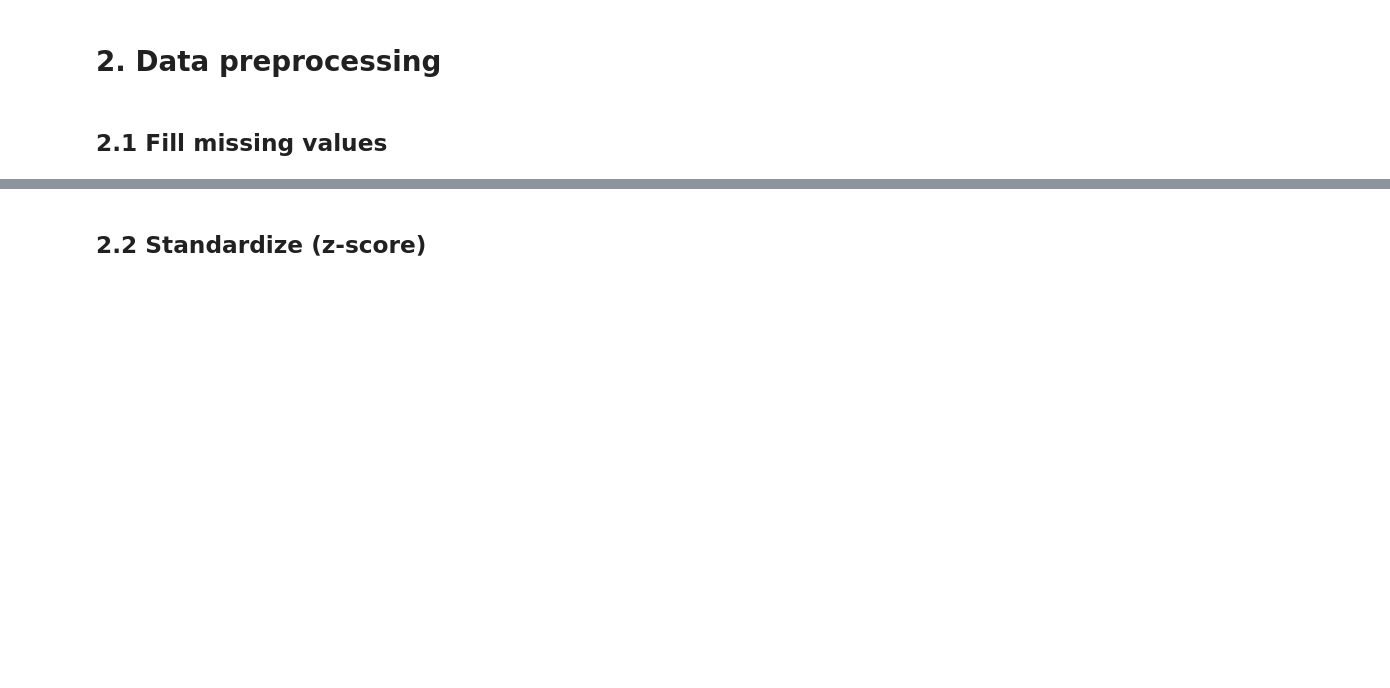
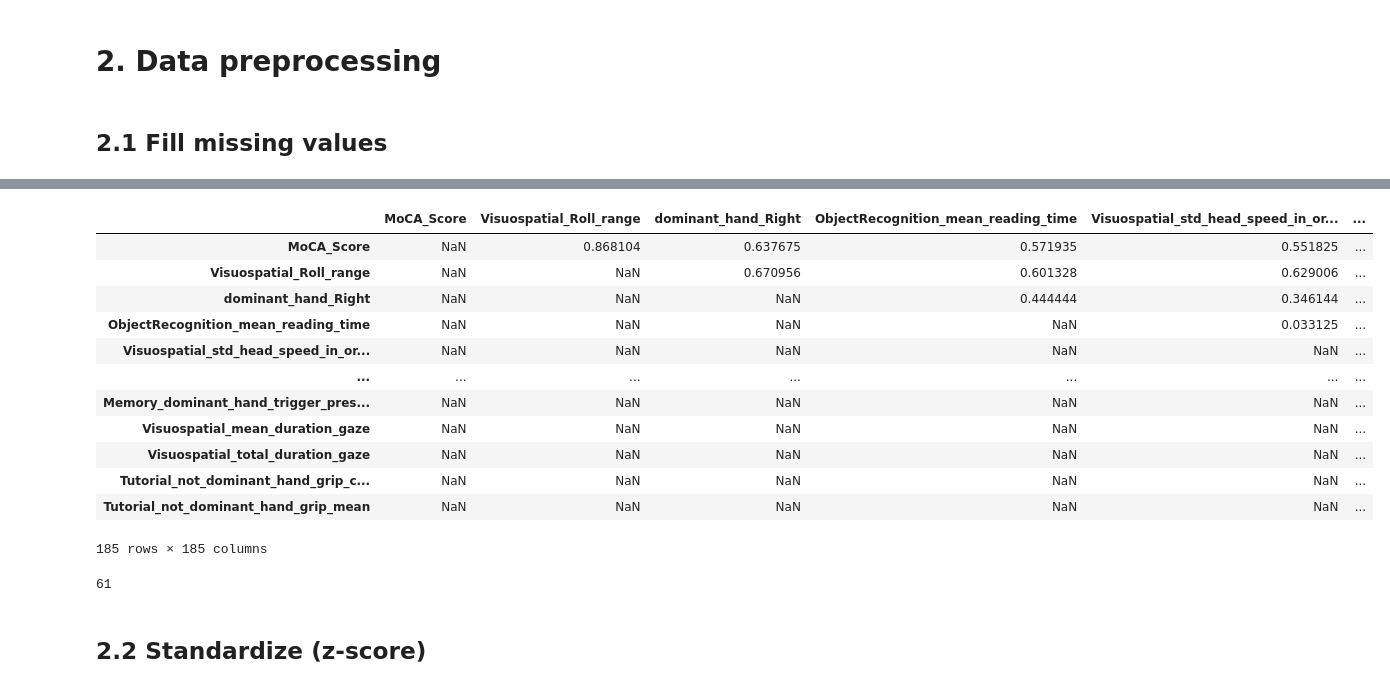
Before and after one commit to sana-mirahsani/detection_AD_with_VR_data, a Jupyter notebook: src/notebooks/2.Data_preprocessing.ipynb, the cells around one changed output, grey strips where cells are left out. Drawn from its saved outputs; the diff is of its cells as text; code cells hidden in the pictures; blank space fills up the shorter version.

```diff
--- a/src/notebooks/2.Data_preprocessing.ipynb
+++ b/src/notebooks/2.Data_preprocessing.ipynb
@@ -114,3 +137,34 @@ df[df.isna().any(axis=1)]
+# %%
+import numpy as np
+
+upper = feature_corr.where(
+    np.triu(np.ones(feature_corr.shape), k=1).astype(bool)
+)
+upper
+# %% [output]
+|  | MoCA_Score | Visuospatial_Roll_range | dominant_hand_Right | ObjectRecognition_mean_reading_time | Visuospatial_std_head_speed_in_or... | ... |
+| MoCA_Score | NaN | 0.868104 | 0.637675 | 0.571935 | 0.551825 | ... |
+| Visuospatial_Roll_range | NaN | NaN | 0.670956 | 0.601328 | 0.629006 | ... |
+| dominant_hand_Right | NaN | NaN | NaN | 0.444444 | 0.346144 | ... |
+| ObjectRecognition_mean_reading_time | NaN | NaN | NaN | NaN | 0.033125 | ... |
+| Visuospatial_std_head_speed_in_or... | NaN | NaN | NaN | NaN | NaN | ... |
+| ... | ... | ... | ... | ... | ... | ... |
+| Memory_dominant_hand_trigger_pres... | NaN | NaN | NaN | NaN | NaN | ... |
+| Visuospatial_mean_duration_gaze | NaN | NaN | NaN | NaN | NaN | ... |
+| Visuospatial_total_duration_gaze | NaN | NaN | NaN | NaN | NaN | ... |
+| Tutorial_not_dominant_hand_grip_c... | NaN | NaN | NaN | NaN | NaN | ... |
+| Tutorial_not_dominant_hand_grip_mean | NaN | NaN | NaN | NaN | NaN | ... |
+185 rows × 185 columns
+# %%
+to_drop = [
+    column
+    for column in upper.columns
+    if any(upper[column] > 0.9)
+]
+
+print(len(to_drop))
+# %% [output]
+61
 # %% [markdown]
 ## 2.2 Standardize (z-score)
 # %% [markdown]
```
Also changed, not shown: parts of 13 cells of this notebook, 2 other files.
